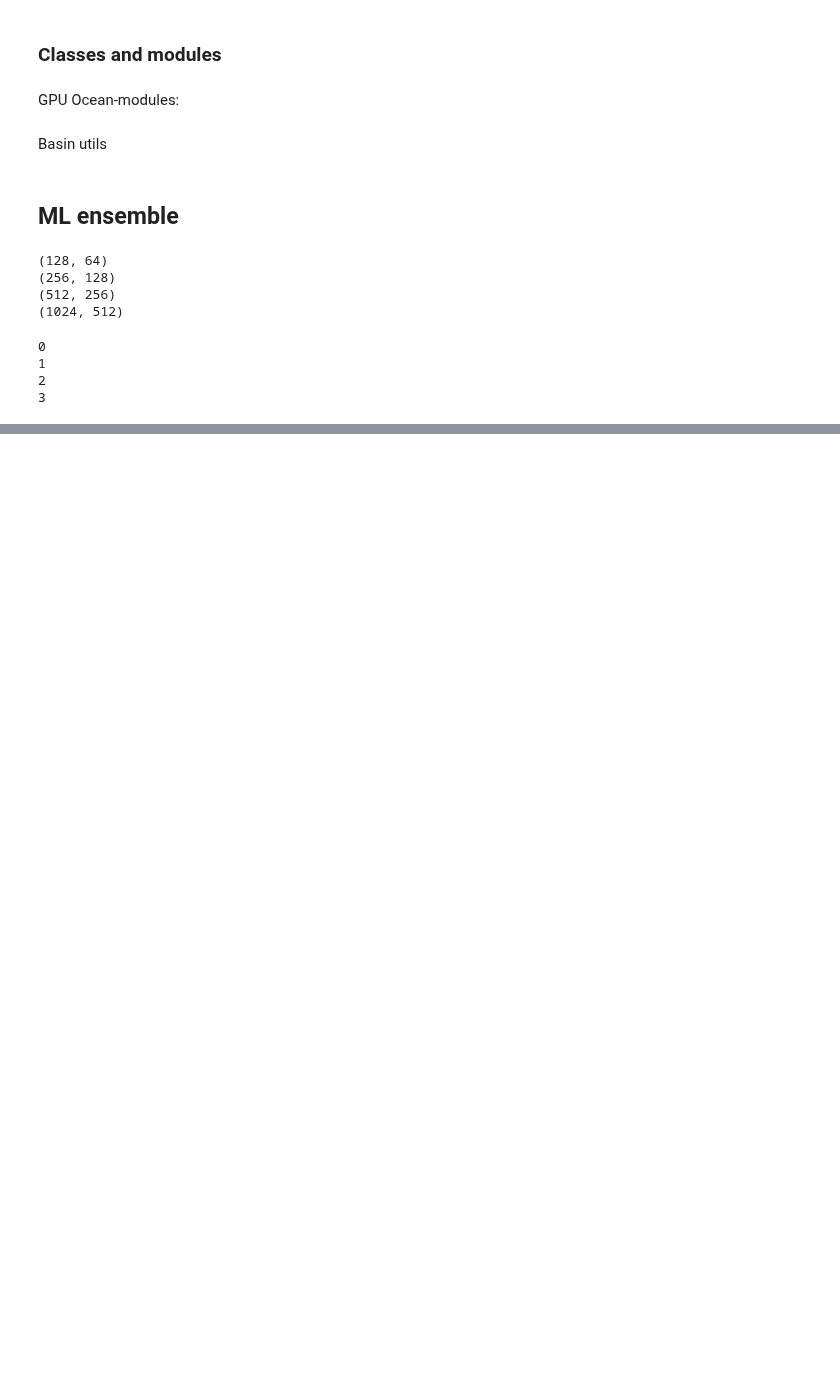
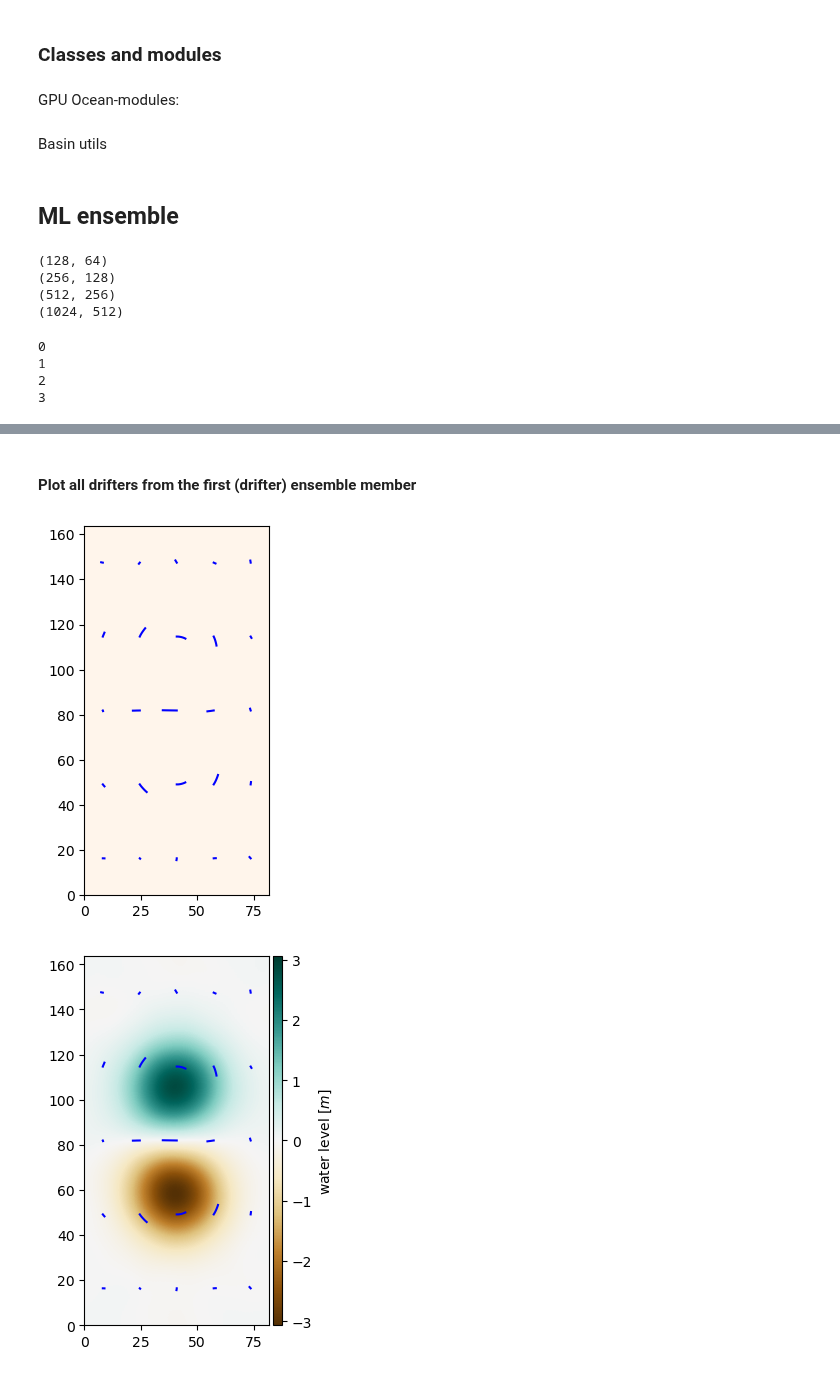
Before and after one commit to sintefmath/multilevelDA, a Jupyter notebook: notebooks/Basin-MLDrifters.ipynb, the cells around one changed output, grey strips where cells are left out. Drawn from its saved outputs; the diff is of its cells as text; code cells hidden in the pictures; blank space fills up the shorter version.

```diff
--- a/notebooks/Basin-MLDrifters.ipynb
+++ b/notebooks/Basin-MLDrifters.ipynb
@@ -51,8 +51,9 @@ from utils.BasinParameters import *
 from utils.BasinEnsembleInit import *
 # %%
 main_drifter_folder = 'drifter_data'
-drifter_folder = os.path.join(main_drifter_folder,
-                              'mldrifters_' + datetime.datetime.now().strftime("%Y_%m_%d-%H_%M_%S"))
+timestamp = datetime.datetime.now().strftime("%Y_%m_%d-%H_%M_%S")
+drifter_folder = os.path.join(main_drifter_folder, 'mldrifters_' + timestamp)
+sl_drifter_folder = os.path.join(main_drifter_folder, 'sldrifters_' + timestamp)
 # %% [markdown]
 ## ML ensemble
 # %%
@@ -293,7 +214,0 @@ download velocities (interior_domain_only = True)
-# %%
-print(0, MLOceanEnsemble.ML_ensemble[0][0].model_time_step)
-for i in range(1, len(MLOceanEnsemble.ML_ensemble)):
-    print(i, MLOceanEnsemble.ML_ensemble[i][0][0].model_time_step, MLOceanEnsemble.ML_ensemble[i][1][0].model_time_step)
-#    print(i, mlstruct[i][0].shape, mlstruct[i][1].shape)
-
-print(MLOceanEnsemble.dxs)
@@ -374,0 +219,25 @@ mldrifters.positions.shape
+# %%
+def readObservationFiles(folder):
+    print(folder)
+    obs_files = os.listdir(folder)
+    print(obs_files)
+    obs_files = list(file for file in obs_files if file.startswith("mldrifters"))
+    print(obs_files)
+    obs_files = list(file for file in obs_files if file.endswith(".bz2"))
+    print(obs_files)
+    obs_files = list(os.path.join(folder, file)  for file in obs_files)
+
+
+    # Read observation files from the ensemble:
+    assert(len(obs_files) == drifter_ensemble_size)
+    ensemble_trajectories = [None]*len(obs_files)
+    for i in range(len(obs_files)):
+        ensemble_trajectories[i] = Observation.Observation(domain_size_x=domain_size_x,
+                                                        domain_size_y=domain_size_y,
+                                                        nx=MLOceanEnsemble.nxs[-1], ny=MLOceanEnsemble.nys[-1])
+        ensemble_trajectories[i].read_pickle(obs_files[i])
+        print("."+str(i)+".", end='')
+    return ensemble_trajectories
+
+ml_ensemble_trajectories = readObservationFiles(drifter_folder)
+#sl_ensemble_trajectories = readObservationFiles(sl_drifter_folder)
@@ -374,0 +250,11 @@ mldrifters.positions.shape
+# %% [markdown]
+#### Plot all drifters from the first (drifter) ensemble member
+# %%
+reload(DrifterPlotHelper)
+for background in ["landmask", "eta", "velocity", "velocity_variance", "velocity_stddev"]:
+    ax = DrifterPlotHelper.background_from_mlensemble(MLOceanEnsemble, background_type=background)
+    for i in range(num_drifters):
+        DrifterPlotHelper.add_drifter_on_background(ax, ml_ensemble_trajectories[0], drifter_id=i)
+# %% [output]
+[figure, added]
+[figure, added]
```
Also changed, not shown: parts of 38 cells of this notebook.
